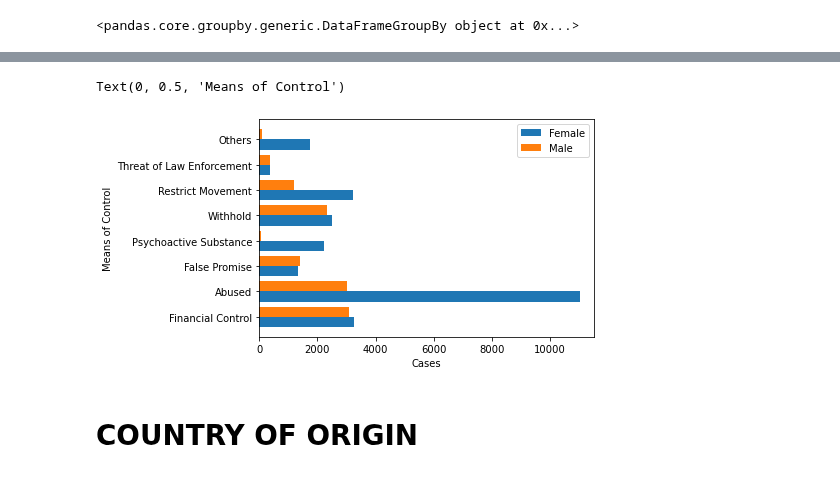
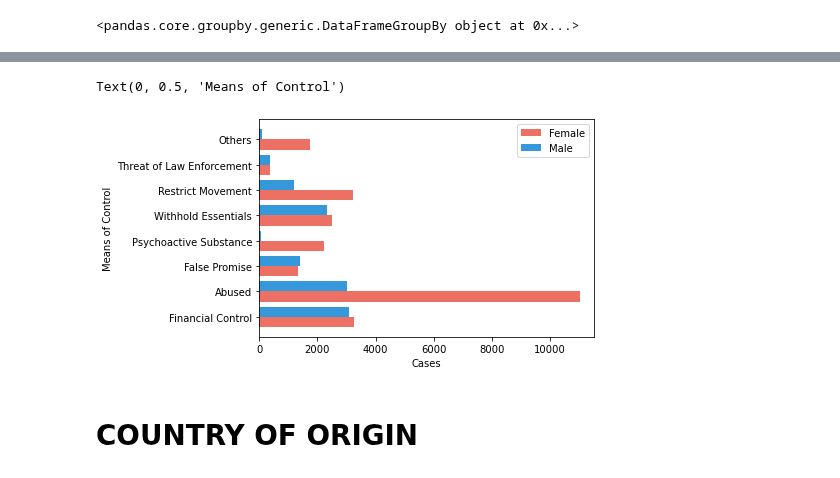
Before and after one commit to saronraut/Human-Trafficking-Awareness, a Jupyter notebook: saron_working_file/Saron-trafficking.ipynb, the cells around one changed output, grey strips where cells are left out. Cells and saved outputs as stored; diff of their text form; code cells hidden in the pictures.

Commit message:
graphs colors picked

```diff
--- a/saron_working_file/Saron-trafficking.ipynb
+++ b/saron_working_file/Saron-trafficking.ipynb
@@ -511,7 +565,7 @@ sum_withold = moc_gender_sum_df["Withhold Documents"] + moc_gender_sum_df["Withh
 
 moc_gender_sum_df["Abused"] = sum_of_abuse
 moc_gender_sum_df["Financial Control"] = sum_of_finance
-moc_gender_sum_df["Withhold"] = sum_withold
+moc_gender_sum_df["Withhold Essentials"] = sum_withold
 moc_gender_sum_df.columns
 # %% [output]
 Index(['Debt Bondage', 'Earning Control', 'Restrict Financial Access',
@@ -524,6 +579,6 @@ Index(['Debt Bondage', 'Earning Control', 'Restrict Financial Access',
       dtype='object')
 # %%
-moc_gender_sum_df2 = moc_gender_sum_df[["Financial Control", "Abused", "False Promise", "Psychoactive Substance", "Withhold", "Restrict Movement",
+moc_gender_sum_df2 = moc_gender_sum_df[["Financial Control", "Abused", "False Promise", "Psychoactive Substance", "Withhold Essentials", "Restrict Movement",
                                         "Threat of Law Enforcement", "Others"]]
 # %%
 moc_gender_sum_df2
@@ -535,23 +590,23 @@ moc_gender_sum_df2
 # %%
 labels = list(moc_gender_sum_df2.columns)
 y_female = list(np.array(moc_gender_sum_df2)[0])
 y_male = list(np.array(moc_gender_sum_df2)[1])
 
 w = 0.4
 # len_label =list(range(len(moc_gender_sum_df2.columns)))
 bar1 = np.arange(len(labels))
 
 
-plt.barh(bar1, y_female, w, label = "Female")
-plt.barh(bar1+w, y_male, w, label = "Male")
+plt.barh(bar1, y_female, w, label = "Female", color = "#EC7063")
+plt.barh(bar1+w, y_male, w, label = "Male", color = "#3498DB")
 plt.yticks(bar1 + w/2,labels)
 plt.legend()
 plt.xlabel("Cases")
 plt.xlim(0,11500)
 plt.ylabel("Means of Control")
 # %% [output]
 Text(0, 0.5, 'Means of Control')
-[figure, old version]
+[figure, new version]
 # %%
 # labels = list(moc_gender_sum_df2.columns)
 # y_female = list(np.array(moc_gender_sum_df2)[0])
```
Also changed, not shown: parts of 13 cells of this notebook.
